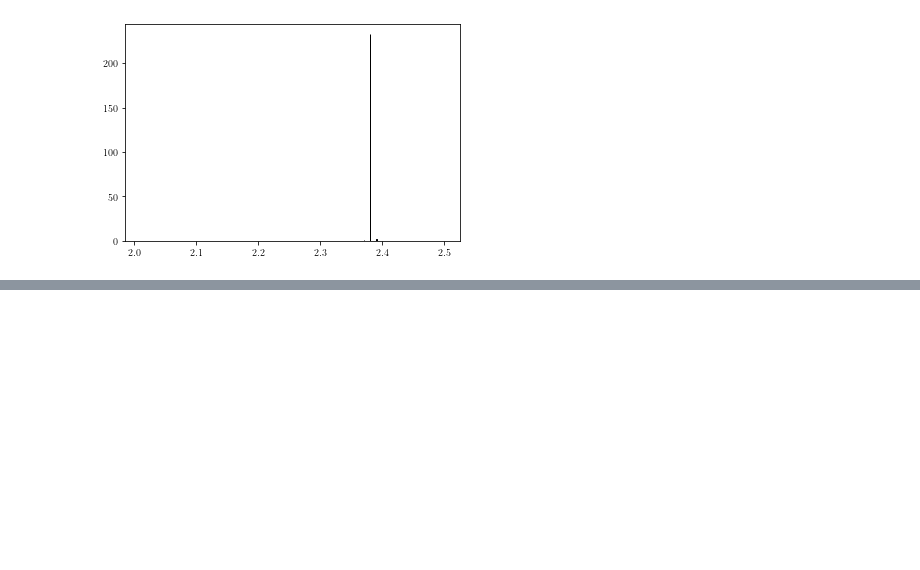
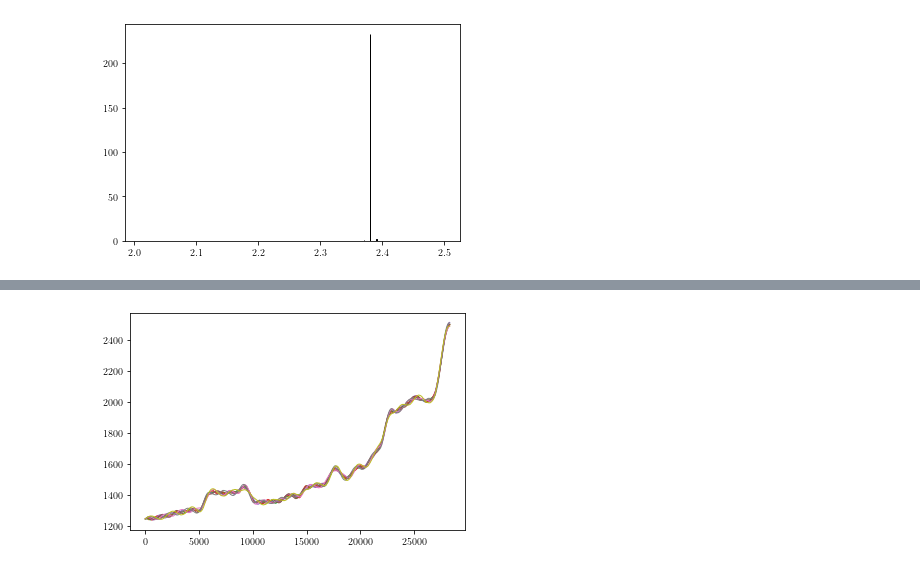
Before and after one commit to andrewdnolan/Harmonic_Beds, a Jupyter notebook: Notebooks/Hysterisis.ipynb, the cells around one changed output, grey strips where cells are left out. Drawn from its saved outputs; the diff is of its cells as text; code cells hidden in the pictures; blank space fills up the shorter version.

```diff
--- a/Notebooks/Hysterisis.ipynb
+++ b/Notebooks/Hysterisis.ipynb
@@ -167,0 +161,5 @@ plt.bar(SmoothBed_SS_IC.Delta_MB, np.linalg.norm((Observed_IC.isel(t=-1).z_s - S
+# %%
+import glob
+
+beds = glob.glob('../Data/Topography/pert_r_0.01_harmonics_*.dat')
+beds.sort()
@@ -167,0 +179,9 @@ plt.bar(SmoothBed_SS_IC.Delta_MB, np.linalg.norm((Observed_IC.isel(t=-1).z_s - S
+# %%
+for bed_fp in beds[:-1]:
+    plt.plot(np.loadtxt(bed_fp)[:,0], np.loadtxt(bed_fp)[:,1], lw=1)
+
+#plt.plot(SmoothBed_SS_IC.x,  SmoothBed_SS_IC.isel(t=-1,Delta_MB=0).z_b, 'k')
+
+plt.savefig('/Users/andrewnolan/Desktop/Test.png', dpi=600, bbox_inches='tight', facecolor='w')
+# %% [output]
+[figure, added]
```
Also changed, not shown: parts of 4 cells of this notebook, 56 other files.
